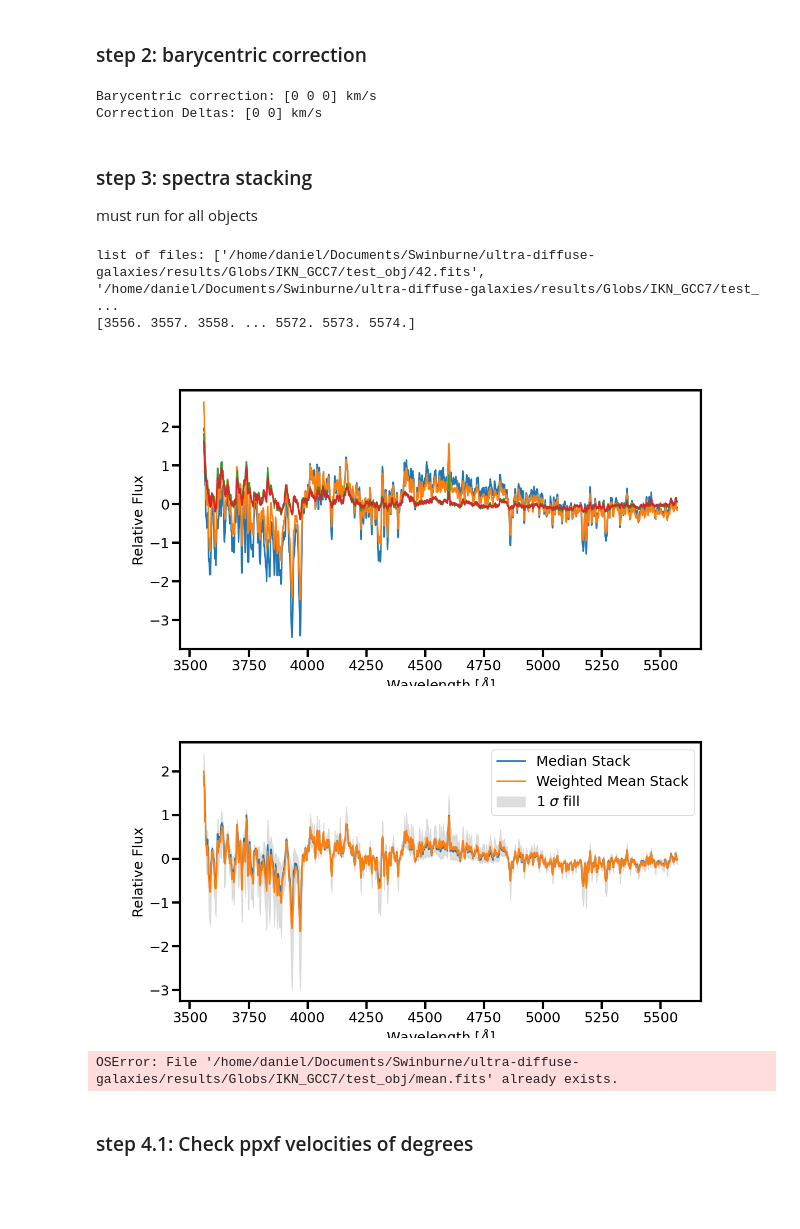
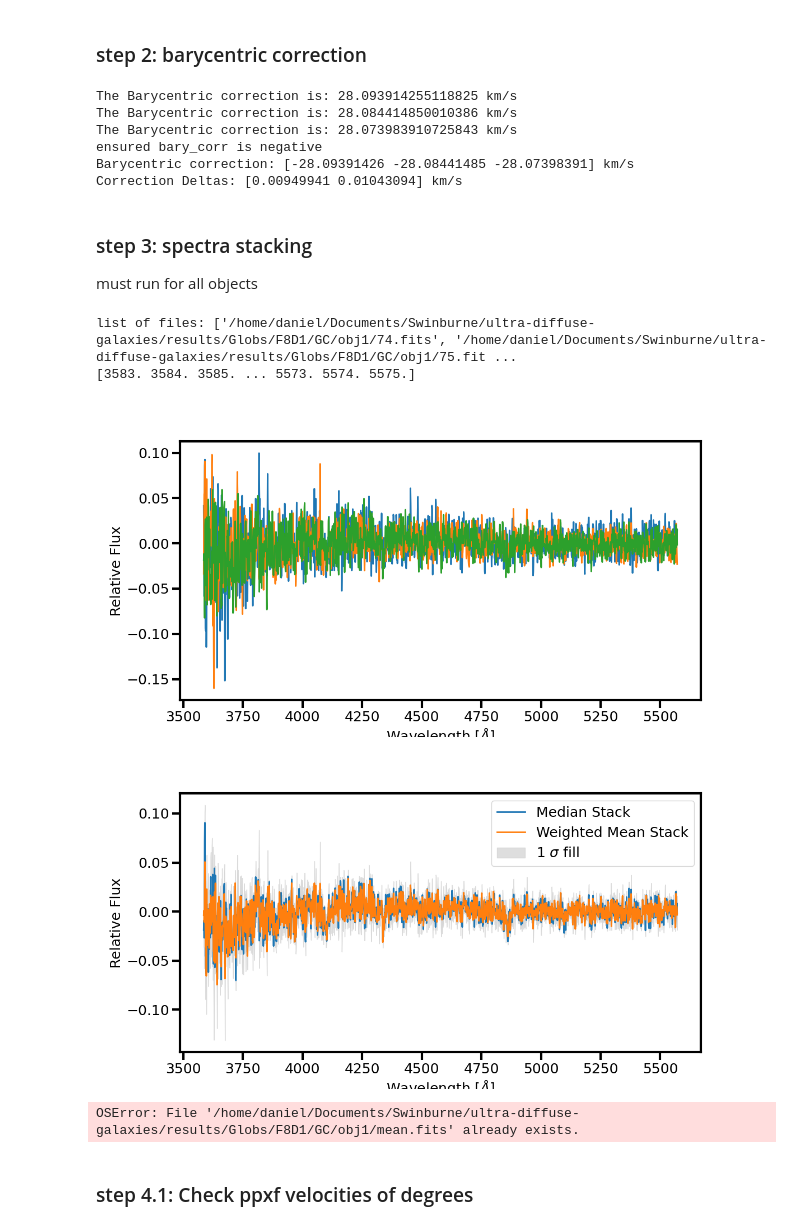
Before and after one commit to daniel-lyon/CAS-Summer-Project, a Jupyter notebook: scripts/main.ipynb, the cells around one changed output. Cells and saved outputs as stored; diff of their text form; code cells hidden in the pictures; blank space fills up the shorter version.

```diff
--- a/scripts/main.ipynb
+++ b/scripts/main.ipynb
@@ -50,9 +53,9 @@ open qfitsview and create `.fits` file for all objects in the cut files
 ### step 2: barycentric correction
 # %%
 """ User inputs """
-s2_file_directory = '/home/daniel/Documents/Swinburne/ultra-diffuse-galaxies/results/Globs/NGC_247/GCs/obj1/' # path to directory containing spectra
+s2_file_directory = '/home/daniel/Documents/Swinburne/ultra-diffuse-galaxies/results/Globs/F8D1/GC/obj1/' # path to directory containing spectra
 s2_file_keyword = '[0-9]*.fits' # keyword to find files in directory
-corrections = 'manual' # 'manual' or 'automatic'
+corrections = 'auto' # 'manual' or 'automatic'
 
 if corrections == 'manual':
     bary_corr = np.array([0,0,0]) # Manual barycentric correction in km/s. One number for each file!
@@ -68,28 +71,30 @@ print(f'Barycentric correction: {bary_corr} km/s')
 print(f'Correction Deltas: {np.diff(bary_corr)} km/s')
 plt.close()
 # %% [output]
-Barycentric correction: [0 0 0] km/s
-Correction Deltas: [0 0] km/s
+The Barycentric correction is: 28.093914255118825 km/s
+The Barycentric correction is: 28.084414850010386 km/s
+The Barycentric correction is: 28.073983910725843 km/s
+ensured bary_corr is negative
+Barycentric correction: [-28.09391426 -28.08441485 -28.07398391] km/s
+Correction Deltas: [0.00949941 0.01043094] km/s
 # %% [markdown]
 ### step 3: spectra stacking
 must run for all objects
 # %%
 """ User inputs """
-s3_file_directory = '/home/daniel/Documents/Swinburne/ultra-diffuse-galaxies/results/Globs/IKN_GCC7/test_obj/' # path to directory containing spectra
-s3_file_keyword = '[0-9]*.fits' # keyword to find files in directory
 overwrite = False # if True, will overwrite any existing files. Proceed with caution, probably best to set False
 
 plt.close('all')
-spectra_stack(s3_file_directory, s3_file_keyword, bary_corr, overwrite)
+spectra_stack(s2_file_directory, s2_file_keyword, bary_corr, overwrite)
 # plot 1: spectra
 # plot 2: stack
 plt.close()
 # %% [output]
-list of files: ['/home/daniel/Documents/Swinburne/ultra-diffuse-galaxies/results/Globs/IKN_GCC7/test_obj/42.fits', '/home/daniel/Documents/Swinburne/ultra-diffuse-galaxies/results/Globs/IKN_GCC7/test_ ...
-[3556. 3557. 3558. ... 5572. 5573. 5574.]
+list of files: ['/home/daniel/Documents/Swinburne/ultra-diffuse-galaxies/results/Globs/F8D1/GC/obj1/74.fits', '/home/daniel/Documents/Swinburne/ultra-diffuse-galaxies/results/Globs/F8D1/GC/obj1/75.fit ...
+[3583. 3584. 3585. ... 5573. 5574. 5575.]
-[figure, old version]
+[figure, new version]
-[figure, old version]
+[figure, new version]
-OSError: File '/home/daniel/Documents/Swinburne/ultra-diffuse-galaxies/results/Globs/IKN_GCC7/test_obj/mean.fits' already exists.
+OSError: File '/home/daniel/Documents/Swinburne/ultra-diffuse-galaxies/results/Globs/F8D1/GC/obj1/mean.fits' already exists.
 # %% [markdown]
 ### step 4.1: Check ppxf velocities of degrees
 # %%
```
Also changed, not shown: parts of 3 cells of this notebook, 32 other files.
